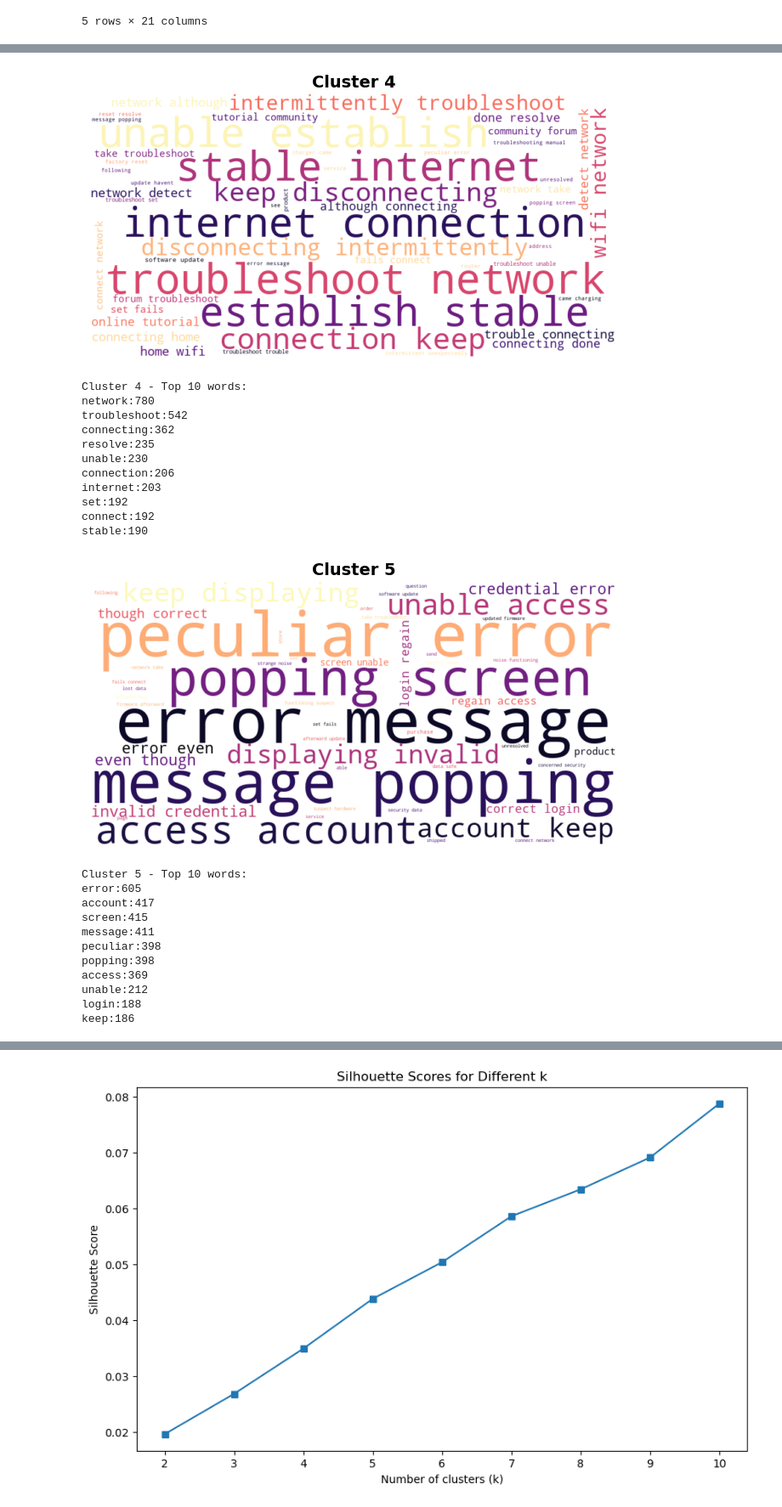
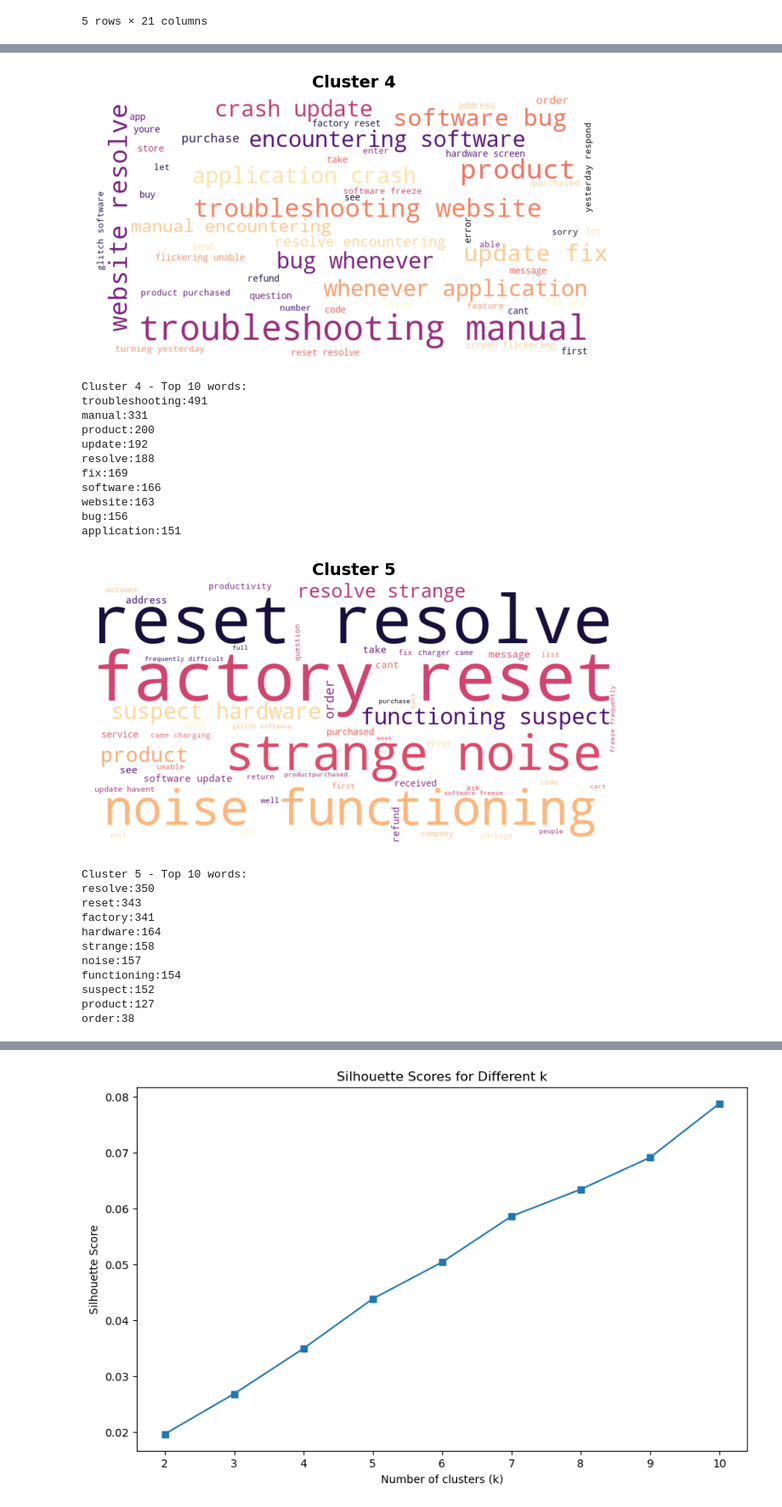
Before and after one commit to Razan-88/TextAnalytics-CW-Task4, a Jupyter notebook: research_notebooks/TFIDF_SentenceEmbeddings_KMeans.ipynb, the cells around one changed output, grey strips where cells are left out. Shown at 85% size. Cells and saved outputs as stored; diff of their text form; code cells hidden in the pictures.

```diff
--- a/research_notebooks/TFIDF_SentenceEmbeddings_KMeans.ipynb
+++ b/research_notebooks/TFIDF_SentenceEmbeddings_KMeans.ipynb
@@ -59,7 +59,7 @@ tfidf = TfidfVectorizer(max_features=1000, min_df=2, max_df=0.5, ngram_range=(1,
 tfidf_matrix = tfidf.fit_transform(df['processed_text'].fillna(''))
 # %%
 #K-Means
-km_tfidf = KMeans(n_clusters=7, random_state=42)
+km_tfidf = KMeans(n_clusters=10, random_state=42)
 df['cluster_tfidf'] = km_tfidf.fit_predict(tfidf_matrix)
 df.head()
 # %% [output]
@@ -92,6 +95,9 @@ topic_mapping = {
     4: "Cluster 4",
     5: "Cluster 5",
     6: "Cluster 6",
+    7: "Cluster 7",
+    8: "cluster 8",
+    9: "Cluster 9"
 }
 df['topic_label'] = df['cluster_tfidf'].map(topic_mapping)
 n_clusters = len(df['cluster_tfidf'].unique())
@@ -168,24 +174,24 @@ battery:219
-[figure, old version]
+[figure, new version]
 Cluster 4 - Top 10 words:
-network:780
-troubleshoot:542
-connecting:362
-resolve:235
-unable:230
-connection:206
-internet:203
-set:192
-connect:192
-stable:190
+troubleshooting:491
+manual:331
+product:200
+update:192
+resolve:188
+fix:169
+software:166
+website:163
+bug:156
+application:151
-[figure, old version]
+[figure, new version]
 Cluster 5 - Top 10 words:
-error:605
-account:417
-screen:415
-message:411
-peculiar:398
-popping:398
-access:369
-unable:212
-login:188
-keep:186
+resolve:350
+reset:343
+factory:341
+hardware:164
+strange:158
+noise:157
+functioning:154
+suspect:152
+product:127
+order:38
```
Also changed, not shown: parts of 6 cells of this notebook.
